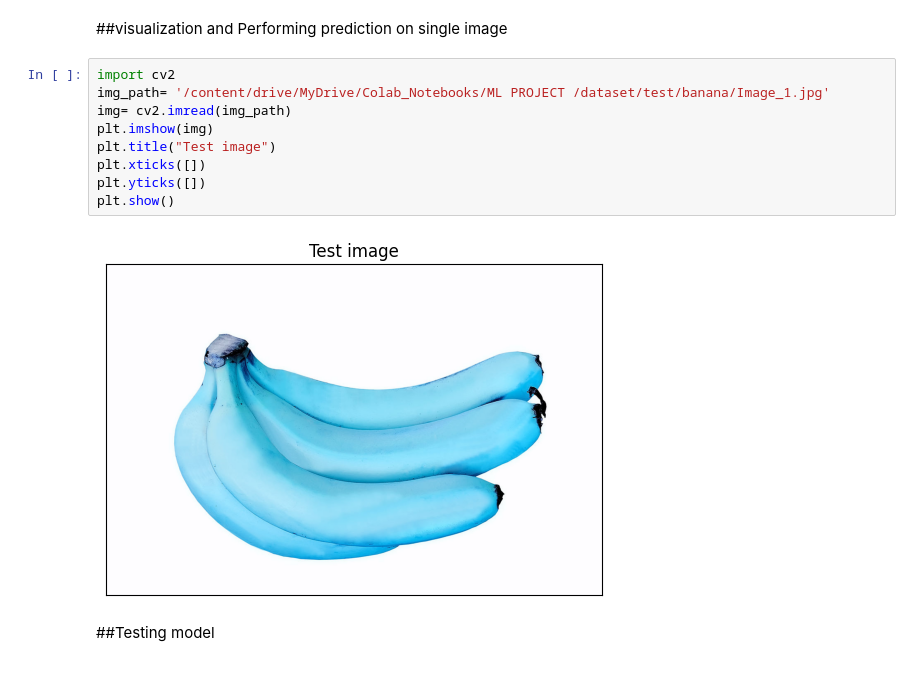
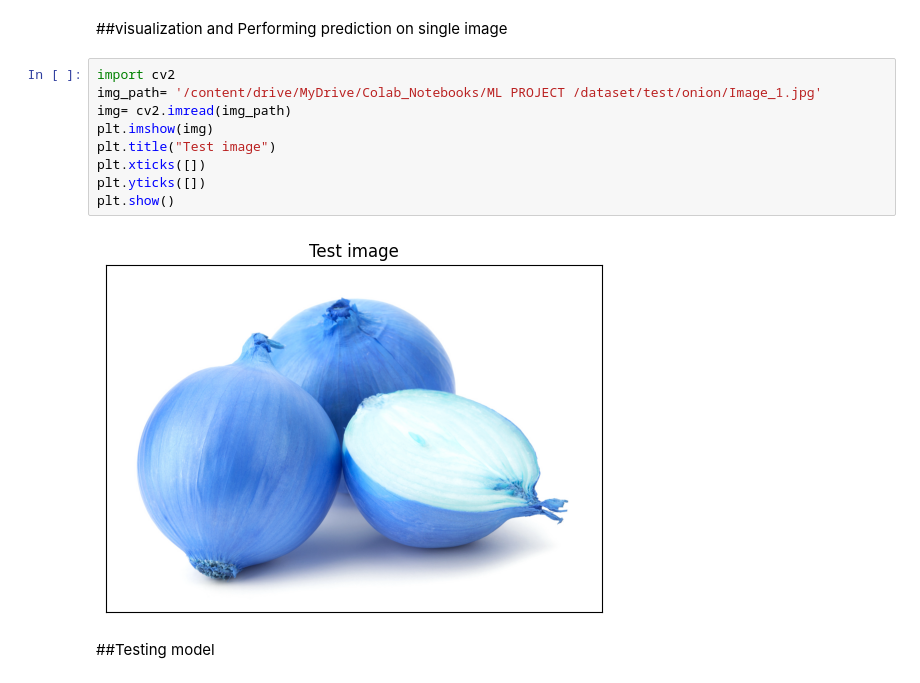
Before and after one commit to pathakharsh123/Fruit_and_vegetable_detection_system, a Jupyter notebook: Fruit_vegetable_detection_system.ipynb, the cells around one changed output. Saved outputs shown, nothing was run; the diff lists cells and outputs as text.

```diff
--- a/Fruit_vegetable_detection_system.ipynb
+++ b/Fruit_vegetable_detection_system.ipynb
@@ -157,15 +218,15 @@ loaded_model=  tf.keras.models.load_model("/content/drive/MyDrive/Colab_Notebook
 ##visualization and Performing prediction on single image
 # %%
 import cv2
-img_path= '/content/drive/MyDrive/Colab_Notebooks/ML PROJECT /dataset/test/banana/Image_1.jpg'
+img_path= '/content/drive/MyDrive/Colab_Notebooks/ML PROJECT /dataset/test/onion/Image_1.jpg'
 img= cv2.imread(img_path)
 plt.imshow(img)
 plt.title("Test image")
 plt.xticks([])
 plt.yticks([])
 plt.show()
 # %% [output]
-[figure, old version]
+[figure, new version]
 # %% [markdown]
 ##Testing model
 # %%
```
Also changed, not shown: parts of 21 cells of this notebook.
